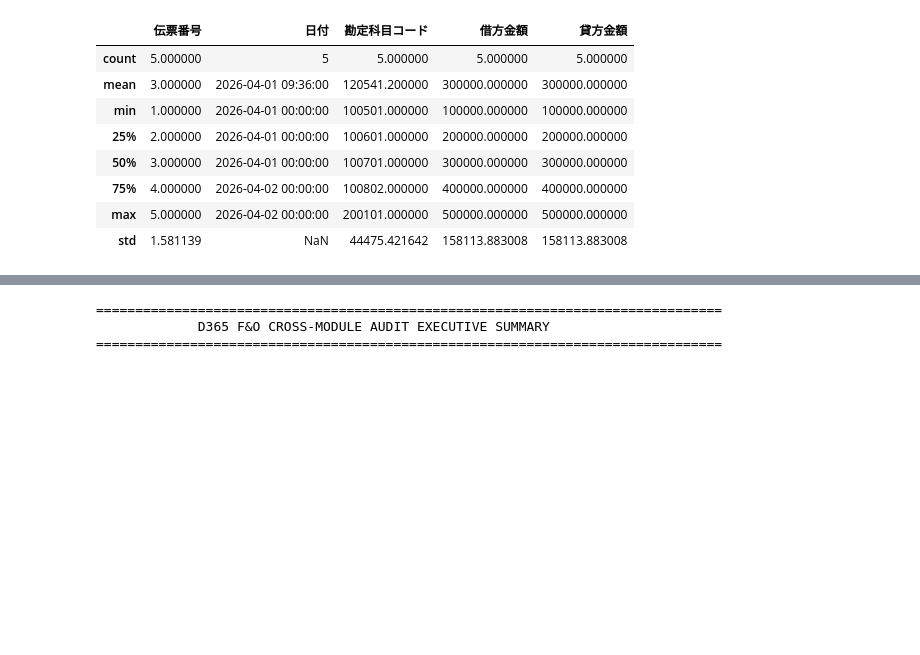
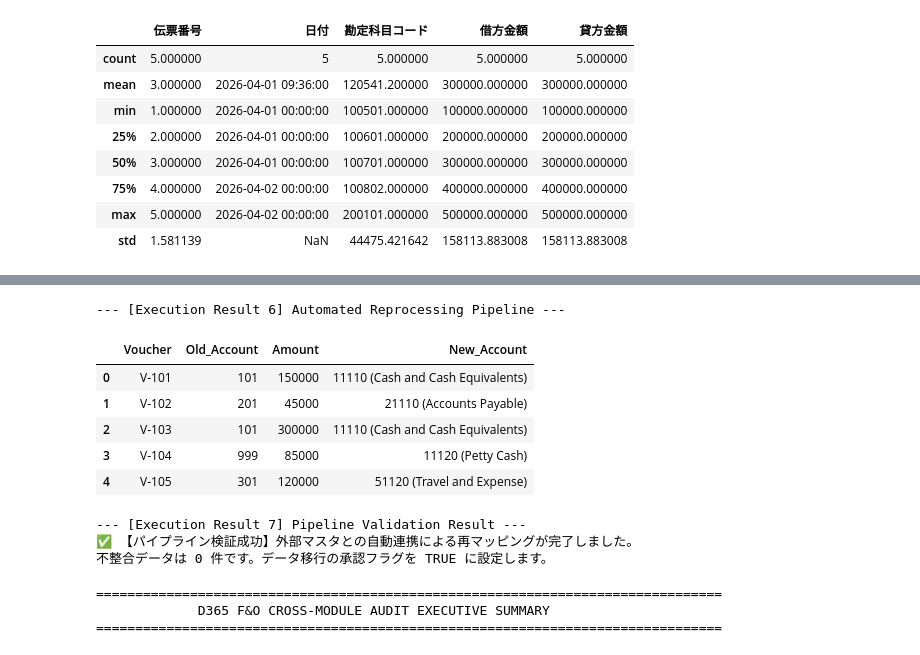
Before and after one commit to KojiKaiwa/D365-Finance-Automation, a Jupyter notebook: D365_Data_Processing.ipynb, the cells around one changed output, grey strips where cells are left out. Saved outputs shown, nothing was run; the diff lists cells and outputs as text; code cells hidden in the pictures; blank space fills up the shorter version.

```diff
--- a/D365_Data_Processing.ipynb
+++ b/D365_Data_Processing.ipynb
@@ -34,3 +147,50 @@ display(df.describe())
+# %%
+import pandas as pd
+
+# 1. ［最新の勘定科目マスタ表］（Excel等から読み込んだ状態を再現）
+# ※実務通り、担当者が手書きせず、このテーブルを正（ソース）として処理します
+master_coa_table = {
+    'Old_Code': ['101', '201', '301', '999'],
+    'New_Code_And_Name': [
+        '11110 (Cash and Cash Equivalents)',
+        '21110 (Accounts Payable)',
+        '51120 (Travel and Expense)',
+        '11120 (Petty Cash)'  # マスタ側に正式追加されたコード
+    ]
+}
+df_master_coa = pd.DataFrame(master_coa_table)
+
+# 2. マスタ表の2列から、Pythonのマッピング辞書を自動生成（自動紐付け）
+# zip関数を使い、Old_Codeをキー、New_Code_And_Nameを値にした辞書をシステムが自動作成します
+automated_mapping_dict = dict(zip(df_master_coa['Old_Code'], df_master_coa['New_Code_And_Name']))
+
+# 3. 最初の仕訳データ（df_old）をクリアな状態にして、自動生成した辞書でリマッピングを実行
+df_remapped_pipeline = df_old[['Voucher', 'Old_Account', 'Amount']].copy()
+df_remapped_pipeline['New_Account'] = df_remapped_pipeline['Old_Account'].map(automated_mapping_dict)
+
+# 4. 最終整合性チェック（エラーの自動判定）
+df_pipeline_errors = df_remapped_pipeline[df_remapped_pipeline['New_Account'].isna()]
+
+print("--- [Execution Result 6] Automated Reprocessing Pipeline ---")
+display(df_remapped_pipeline)
+
+print("\n--- [Execution Result 7] Pipeline Validation Result ---")
+if df_pipeline_errors.empty:
+    print("✅ 【パイプライン検証成功】外部マスタとの自動連携による再マッピングが完了しました。")
+    print(f"不整合データは {len(df_pipeline_errors)} 件です。データ移行の承認フラグを TRUE に設定します。")
+else:
+    print(f"❌ 【パイプライン検証失敗】未定義のコードが {len(df_pipeline_errors)} 件検出されました。")
+# %% [output]
+--- [Execution Result 6] Automated Reprocessing Pipeline ---
+|  | Voucher | Old_Account | Amount | New_Account |
+| 0 | V-101 | 101 | 150000 | 11110 (Cash and Cash Equivalents) |
+| 1 | V-102 | 201 | 45000 | 21110 (Accounts Payable) |
+| 2 | V-103 | 101 | 300000 | 11110 (Cash and Cash Equivalents) |
+| 3 | V-104 | 999 | 85000 | 11120 (Petty Cash) |
+| 4 | V-105 | 301 | 120000 | 51120 (Travel and Expense) |
+--- [Execution Result 7] Pipeline Validation Result ---
+✅ 【パイプライン検証成功】外部マスタとの自動連携による再マッピングが完了しました。
+不整合データは 0 件です。データ移行の承認フラグを TRUE に設定します。
 # %%
 import pandas as pd
 
```
Also changed, not shown: parts of 3 cells of this notebook.
